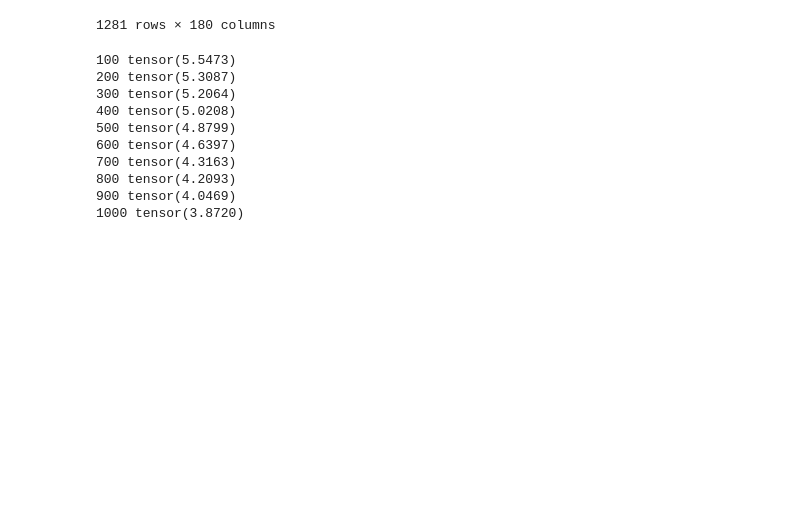
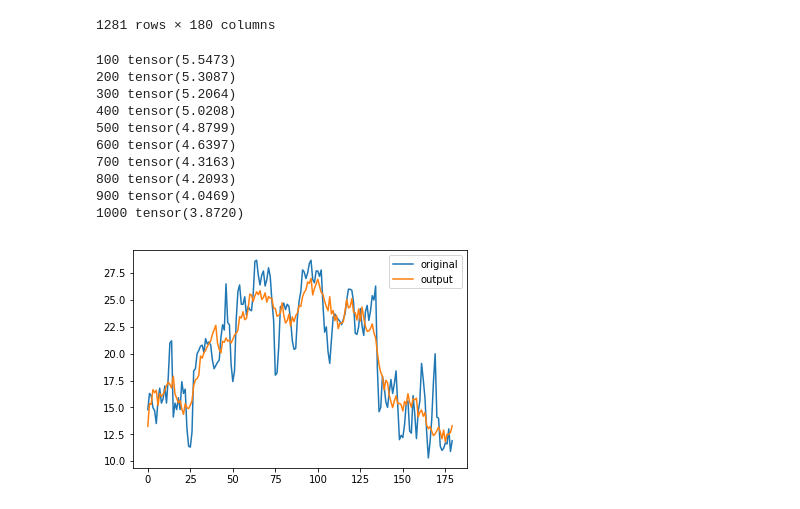
Before and after one commit to aki-06/PyTorch, a Jupyter notebook: 20180526_時系列データの異常検知.ipynb, the cells around one changed output. Drawn from its saved outputs; the diff is of its cells as text; code cells hidden in the pictures; blank space fills up the shorter version.

```diff
--- a/20180526_時系列データの異常検知.ipynb
+++ b/20180526_時系列データの異常検知.ipynb
@@ -161,5 +161,8 @@ for epoch in range(1000):
 # %%
 # 入出力データをプロット
 plt.plot(d.data[0].numpy(), label='original')
 plt.plot(output.data[0].numpy(), label='output')
-plt.le
+plt.legend(loc='upper right')
+plt.show()
+# %% [output]
+[figure, added]
```
Also changed, not shown: parts of 1 cell of this notebook.
